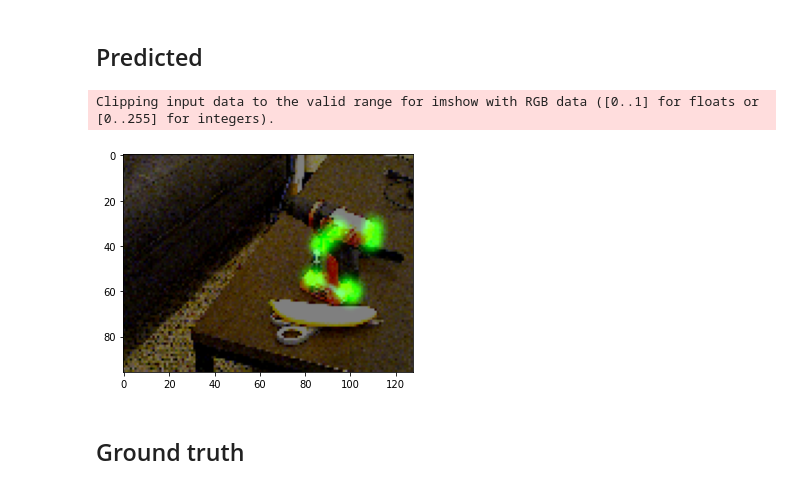
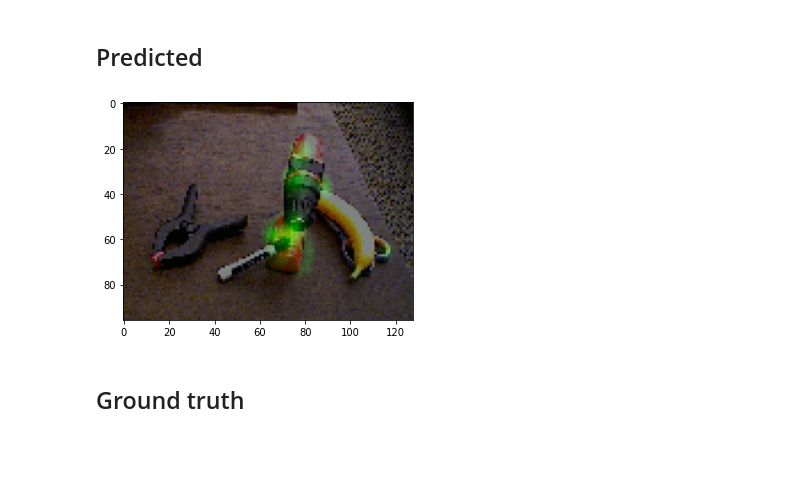
Before and after one commit to cziczer/uczenie-maszyn, a Jupyter notebook: Keypoints lab/Drill keypoints detection.ipynb, the cells around one changed output. Saved outputs shown, nothing was run; the diff lists cells and outputs as text; code cells hidden in the pictures; blank space fills up the shorter version.

```diff
--- a/Keypoints lab/Drill keypoints detection.ipynb
+++ b/Keypoints lab/Drill keypoints detection.ipynb
@@ -81,0 +60,4 @@ heatmaps, df_points, df_points_labels = load(sigma=sigma)
+# %%
+heatmaps_test = load_many(image_folders=['50'])
+n_test = heatmaps_test.shape[0]
+heatmaps_test.shape
@@ -82,6 +66,6 @@ heatmaps, df_points, df_points_labels = load(sigma=sigma)
 # %%
 from pathlib import Path
-root = Path().cwd()/"data"
+root = Path().cwd()/"images"
 
 images = tf.keras.preprocessing.image_dataset_from_directory(
     root,
@@ -91,7 +75,6 @@ images = tf.keras.preprocessing.image_dataset_from_directory(
 
 images, _ = zip(*images.unbatch())
 images = np.array(images)
+
 images.shape
-images /= 255.
-plt.imshow(images[0])
 # %% [output]
@@ -100,0 +83,4 @@ Found 317 files belonging to 2 classes.
+# %%
+images_train, images_test = images[:-n_test], images[-n_test:]
+
+images_train.shape, images_test.shape
@@ -159,7 +155,9 @@ stacked_hourglass_model = create_stacked_hourglass_model(img_input,
 # %% [markdown]
 # Training
 # %%
+cp_callback = tf.keras.callbacks.ModelCheckpoint(filepath='./model_checkpoints/', save_weights_only=True)
+
 stacked_hourglass_model.compile(optimizer=tf.keras.optimizers.Adam(),
                                 loss=tf.keras.losses.mean_squared_error)
-model_history = stacked_hourglass_model.fit(X_train, y_train, epochs=100, validation_data=(X_test, y_test))
+model_history = stacked_hourglass_model.fit(images_train, heatmaps_train, batch_size=32, epochs=10, validation_data=(images_test, heatmaps_test), callbacks=[cp_callback])
 # %% [output]
@@ -199,15 +200,14 @@ plot_stats(model_history)
 # %% [markdown]
 ## Predicted
 # %%
-idx = 10
+idx = 0
 
-image = X_test[idx]
+image = images_train[idx]
 pred_heatmaps = stacked_hourglass_model.predict(np.array([image]))[-1][0]
 
 plot_image_with_heatmaps(image, pred_heatmaps)
 # %% [output]
-Clipping input data to the valid range for imshow with RGB data ([0..1] for floats or [0..255] for integers).
-[figure, old version]
+[figure, new version]
 # %% [markdown]
 ## Ground truth
 # %%
```
Also changed, not shown: parts of 25 cells of this notebook, 18 other files.
